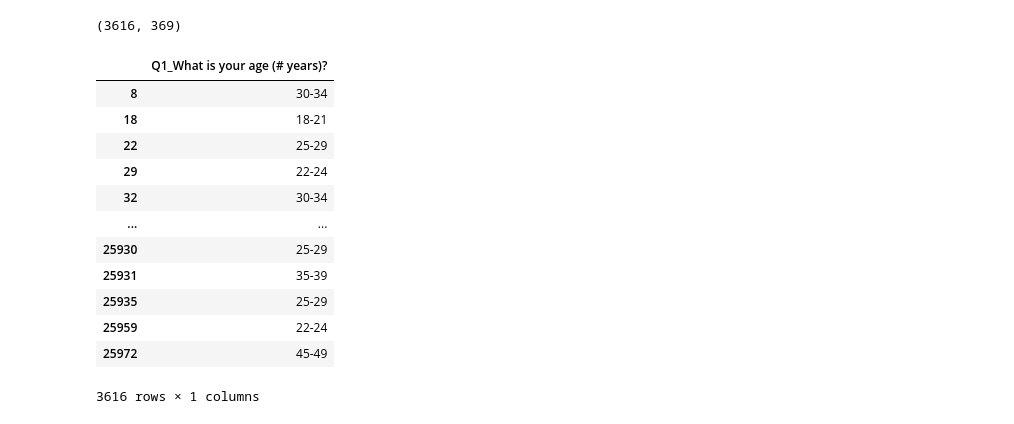
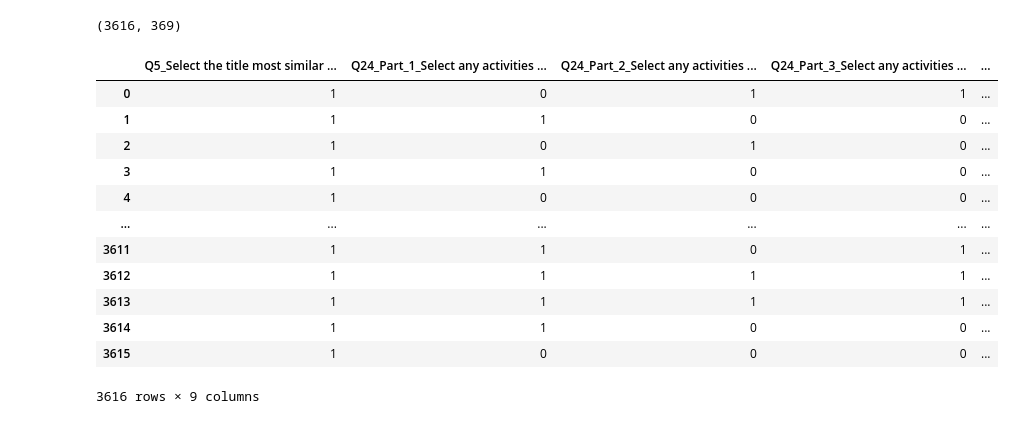
Before and after one commit to thecrossed/kaggle_survey_2021, a Jupyter notebook: what-do-data-scientists-usually-do.ipynb, the cells around one changed output. Cells and saved outputs as stored; diff of their text form; code cells hidden in the pictures.

Commit message:
Kaggle Notebook | What do data scientists usually do? | Version 13

```diff
--- a/what-do-data-scientists-usually-do.ipynb
+++ b/what-do-data-scientists-usually-do.ipynb
@@ -111,20 +111,22 @@ def question_columns(df, query, method = 'strict'):
                 question_col.append(col)
     return df[question_col]
 # %%
-age_data = question_columns(ds_data, 'age')
+role_question = question_columns(ds_data, 'role')
-# %%
-age_data
-# %% [output]
-|  | Q1_What is your age (# years)? |
-| 8 | 30-34 |
-| 18 | 18-21 |
-| 22 | 25-29 |
-| 29 | 22-24 |
-| 32 | 30-34 |
-| ... | ... |
-| 25930 | 25-29 |
-| 25931 | 35-39 |
-| 25935 | 25-29 |
-| 25959 | 22-24 |
-| 25972 | 45-49 |
-3616 rows × 1 columns
+# %%
+array = np.where(role_question.isnull(),0,1)
+# %%
+pd.DataFrame(data=array, columns=role_question.columns)
+# %% [output]
+|  | Q5_Select the title most similar ... | Q24_Part_1_Select any activities ... | Q24_Part_2_Select any activities ... | Q24_Part_3_Select any activities ... | ... |
+| 0 | 1 | 0 | 1 | 1 | ... |
+| 1 | 1 | 1 | 0 | 0 | ... |
+| 2 | 1 | 0 | 1 | 0 | ... |
+| 3 | 1 | 1 | 0 | 0 | ... |
+| 4 | 1 | 0 | 0 | 0 | ... |
+| ... | ... | ... | ... | ... | ... |
+| 3611 | 1 | 1 | 0 | 1 | ... |
+| 3612 | 1 | 1 | 1 | 1 | ... |
+| 3613 | 1 | 1 | 1 | 1 | ... |
+| 3614 | 1 | 1 | 0 | 0 | ... |
+| 3615 | 1 | 0 | 0 | 0 | ... |
+3616 rows × 9 columns
```
Also changed, not shown: parts of 1 cell of this notebook.
